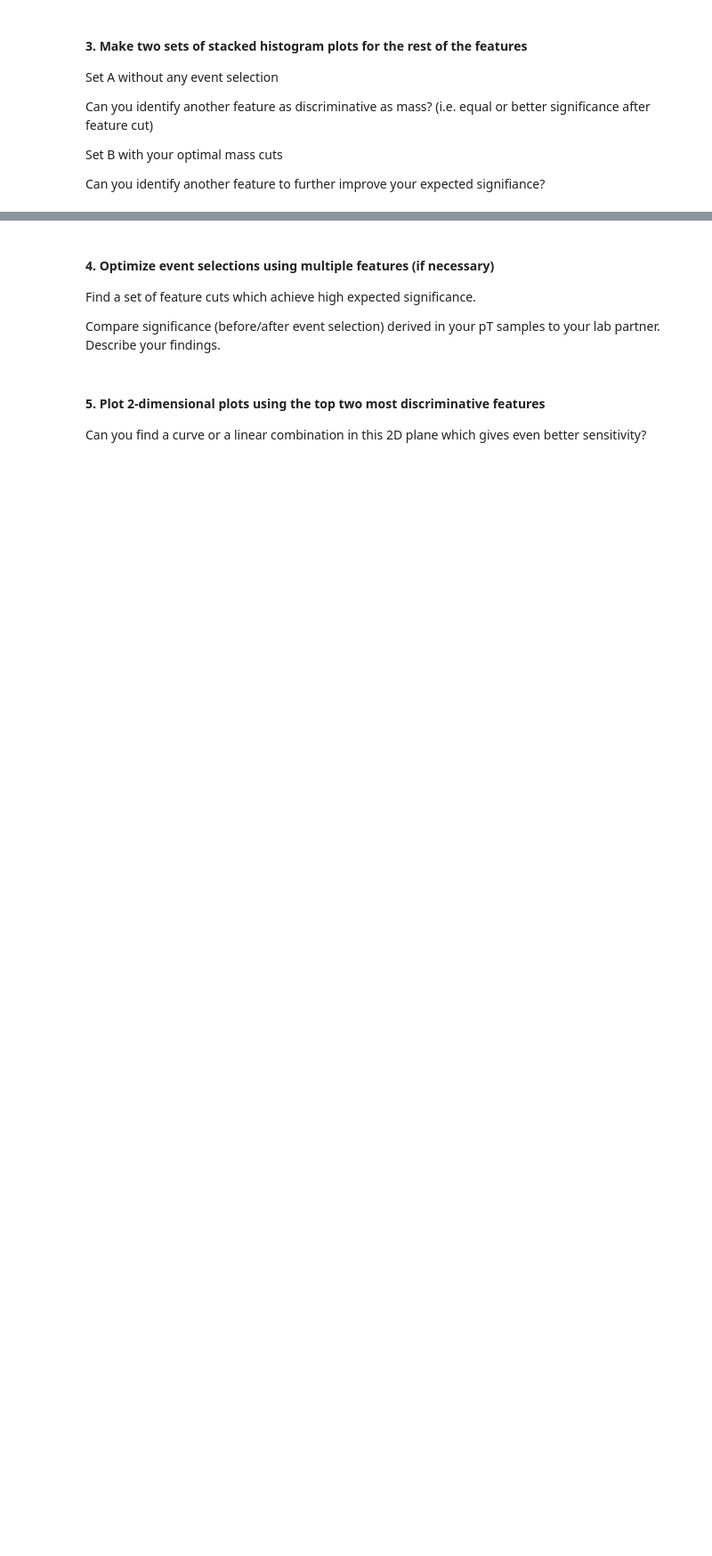
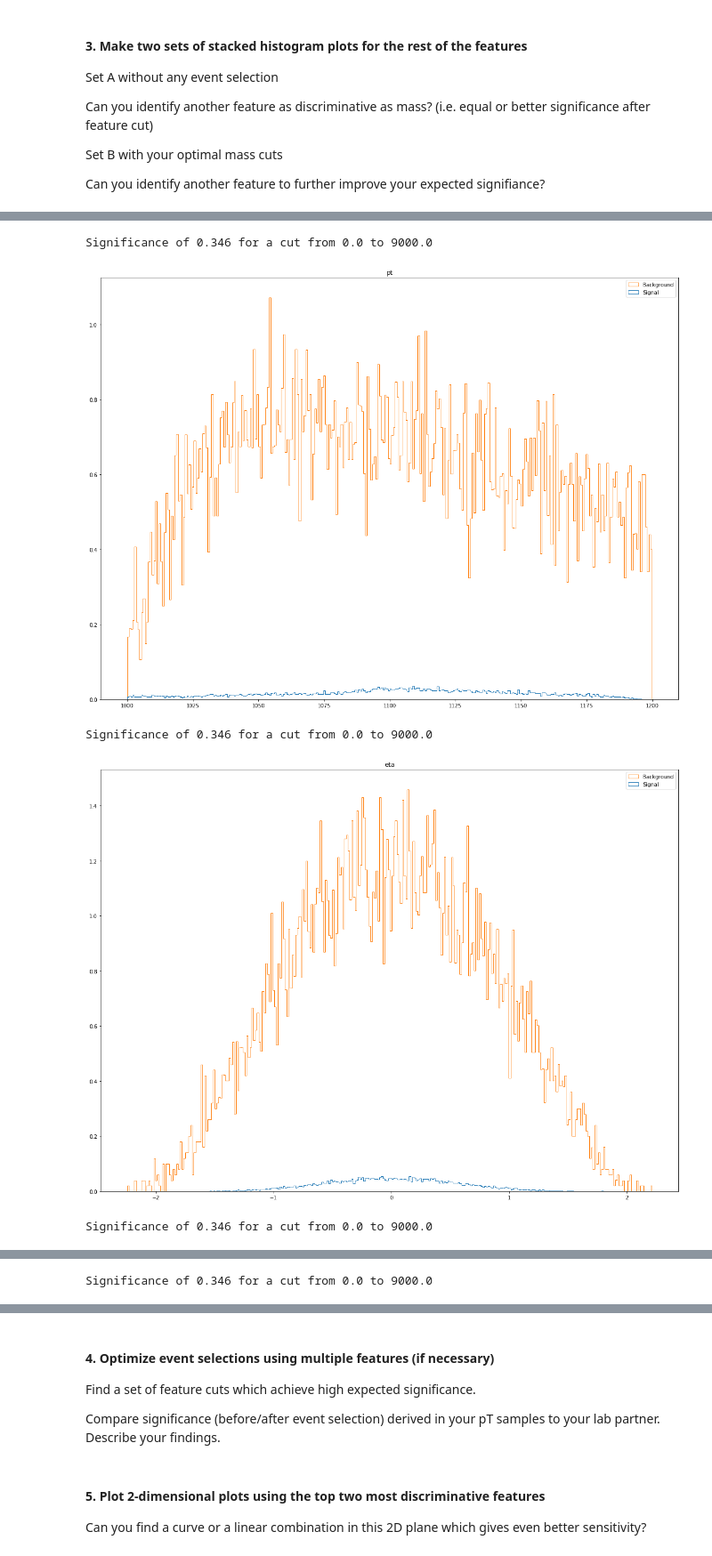
Before and after one commit to s-agiedd/PHYS_434, a Jupyter notebook: Labs/Alyssa_Giedd_Lab7.ipynb, the cells around one changed output, grey strips where cells are left out. Shown: that part at 89% size. Cells and saved outputs as stored; diff of their text form; code cells hidden in the pictures; blank space fills up the shorter version.

```diff
--- a/Labs/Alyssa_Giedd_Lab7.ipynb
+++ b/Labs/Alyssa_Giedd_Lab7.ipynb
@@ -36,3 +36,8 @@ Evaluate expected significance without any event selection.
 Use Poisson statistics for significance calculation
 
 Compare the exact significance to the approximation  NHiggs/(√NQCD) . If they are equivalent, explain your findings.
+# %%
+p = (1-scipy.stats.poisson.cdf(2050, 2000))
+print('sigma significance of {0:1.2f}'.format(stats.norm.ppf(1-p)))
+
+print('{0:1.2f}'.format(50/np.sqrt(2000)))
@@ -73,0 +61,17 @@ Sigma corresponding to [210.  36. 178. ...  nan 236.  32.] : [-inf -inf -inf ...
+# %%
+def slicer(lower, upper, key, signal, bkgd):
+    bkgd_n = bkgd[key]
+    signal_n = signal[key]
+    bkgd_slice = bkgd_n[lower:upper:1]
+    signal_slice = signal_n[lower:upper:1]
+
+    bkgd_avg = 2000 * len(bkgd_slice)/len(bkgd_n)
+    signal_avg = 50 * len(signal_slice)/len(signal_n)
+
+    p = (1-scipy.stats.poisson.cdf(bkgd_avg + signal_avg, bkgd_avg))
+    print('Significance of {0:1.3f} for a cut from {1:1.1f} to {2:1.1f}'.format(stats.norm.ppf(1-p),lower,upper))
+
+    return(signal_slice, bkgd_slice)
+
+signal_slice, bkgd_slice = slicer(0, 9000, 'mass', signal, background)
+signal_slice, bkgd_slice = slicer(0, 9000, 'mass', signal, background)
@@ -106,0 +115,18 @@ for key in data1.keys():
+# %%
+def plotWithCuts(key):
+    signal_slice, background_slice = slicer(0, 9000, key, signal, background)
+    x= [signal_slice, background_slice]
+    dataweights = [[.0005]*len(signal_slice), [.02]*len(background_slice)]
+    plt.hist(x, 300, histtype="step", weights = dataweights, fill=False, stacked=True, label = ("Signal","Background"))
+    plt.title(key)
+    plt.legend()
+    plt.show()
+
+for key in background.keys():
+    plotWithCuts(key)
+# %% [output]
+Significance of 0.346 for a cut from 0.0 to 9000.0
+[figure, added]
+Significance of 0.346 for a cut from 0.0 to 9000.0
+[figure, added]
+Significance of 0.346 for a cut from 0.0 to 9000.0
@@ -106,0 +134 @@ for key in data1.keys():
+Significance of 0.346 for a cut from 0.0 to 9000.0
```
Also changed, not shown: parts of 6 cells of this notebook, 1 other file.
